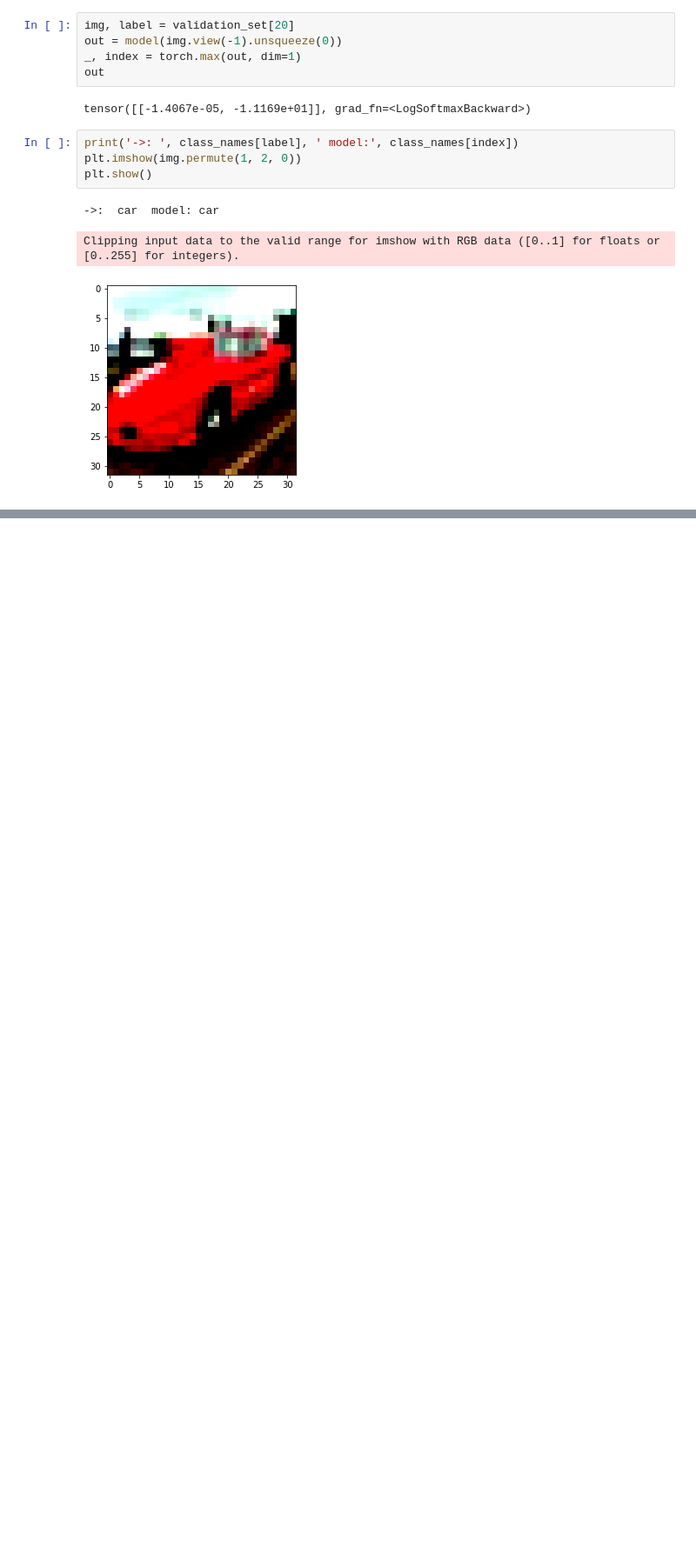
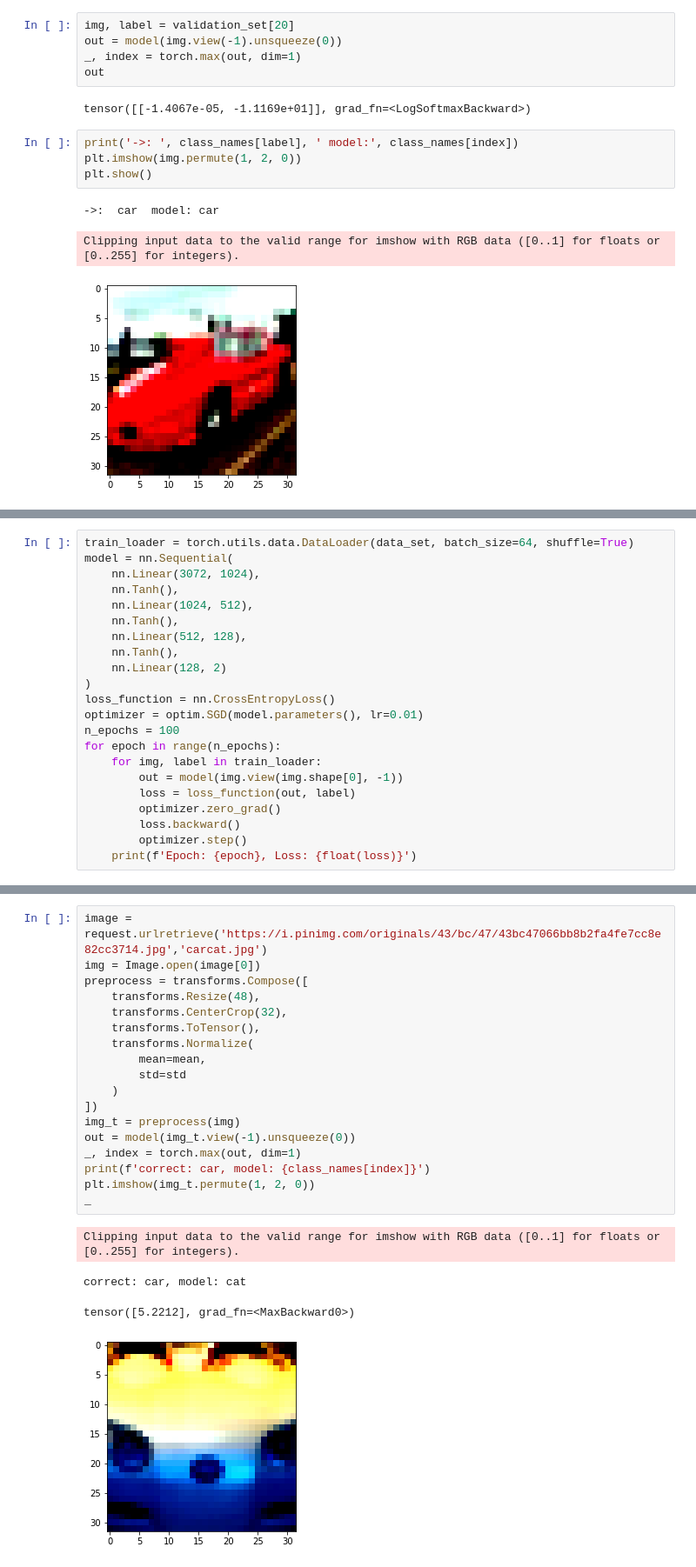
Before and after one commit to Reymon99/ML_preentrenados, a Jupyter notebook: clasificador.ipynb, the cells around one changed output, grey strips where cells are left out. Shown at 87% size. Saved outputs shown, nothing was run; the diff lists cells and outputs as text; blank space fills up the shorter version.

Commit message:
aplicación del modelo a un entorno real

```diff
--- a/clasificador.ipynb
+++ b/clasificador.ipynb
@@ -220,0 +223,22 @@ Clipping input data to the valid range for imshow with RGB data ([0..1] for floa
+# %%
+train_loader = torch.utils.data.DataLoader(data_set, batch_size=64, shuffle=True)
+model = nn.Sequential(
+    nn.Linear(3072, 1024),
+    nn.Tanh(),
+    nn.Linear(1024, 512),
+    nn.Tanh(),
+    nn.Linear(512, 128),
+    nn.Tanh(),
+    nn.Linear(128, 2)
+)
+loss_function = nn.CrossEntropyLoss()
+optimizer = optim.SGD(model.parameters(), lr=0.01)
+n_epochs = 100
+for epoch in range(n_epochs):
+    for img, label in train_loader:
+        out = model(img.view(img.shape[0], -1))
+        loss = loss_function(out, label)
+        optimizer.zero_grad()
+        loss.backward()
+        optimizer.step()
+    print(f'Epoch: {epoch}, Loss: {float(loss)}')
@@ -220,0 +293,23 @@ Clipping input data to the valid range for imshow with RGB data ([0..1] for floa
+# %%
+image = request.urlretrieve('https://i.pinimg.com/originals/43/bc/47/43bc47066bb8b2fa4fe7cc8e82cc3714.jpg','carcat.jpg')
+img = Image.open(image[0])
+preprocess = transforms.Compose([
+    transforms.Resize(48),
+    transforms.CenterCrop(32),
+    transforms.ToTensor(),
+    transforms.Normalize(
+        mean=mean,
+        std=std
+    )
+])
+img_t = preprocess(img)
+out = model(img_t.view(-1).unsqueeze(0))
+_, index = torch.max(out, dim=1)
+print(f'correct: car, model: {class_names[index]}')
+plt.imshow(img_t.permute(1, 2, 0))
+_
+# %% [output]
+Clipping input data to the valid range for imshow with RGB data ([0..1] for floats or [0..255] for integers).
+correct: car, model: cat
+tensor([5.2212], grad_fn=<MaxBackward0>)
+[figure, added]
```
Also changed, not shown: parts of 5 cells of this notebook, 1 other file.
